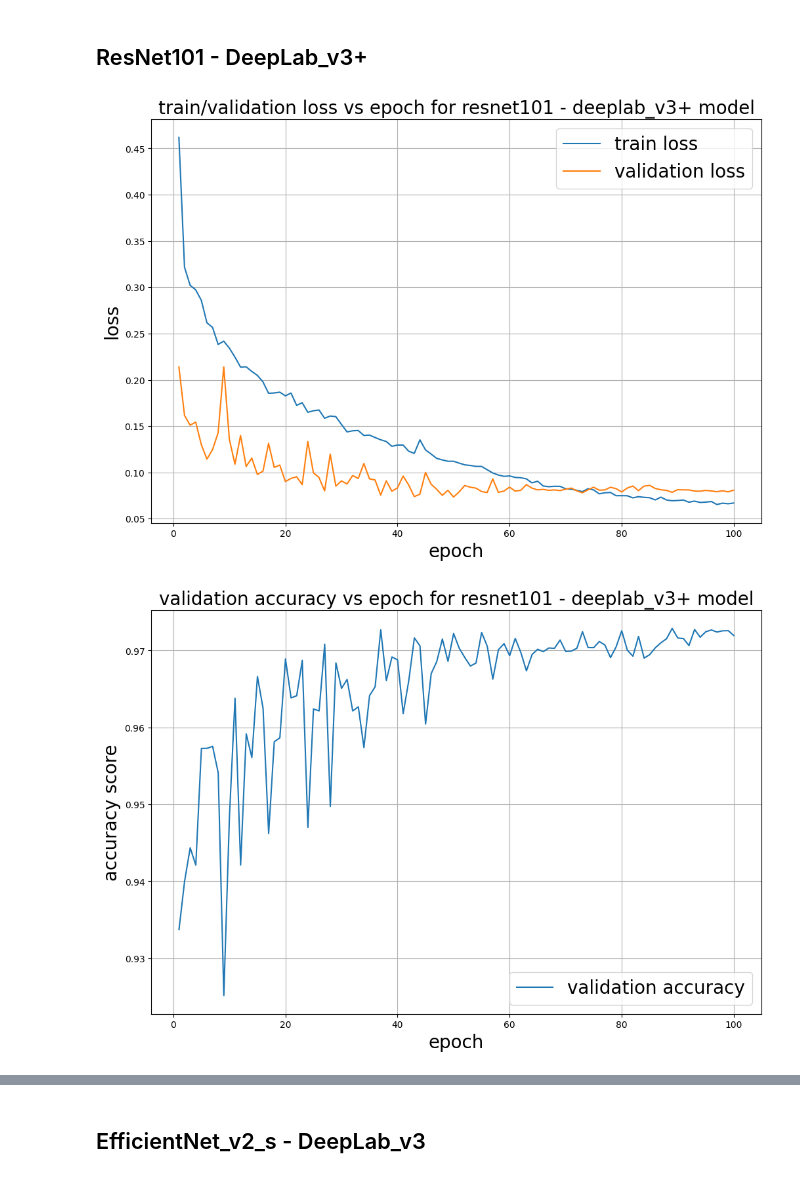
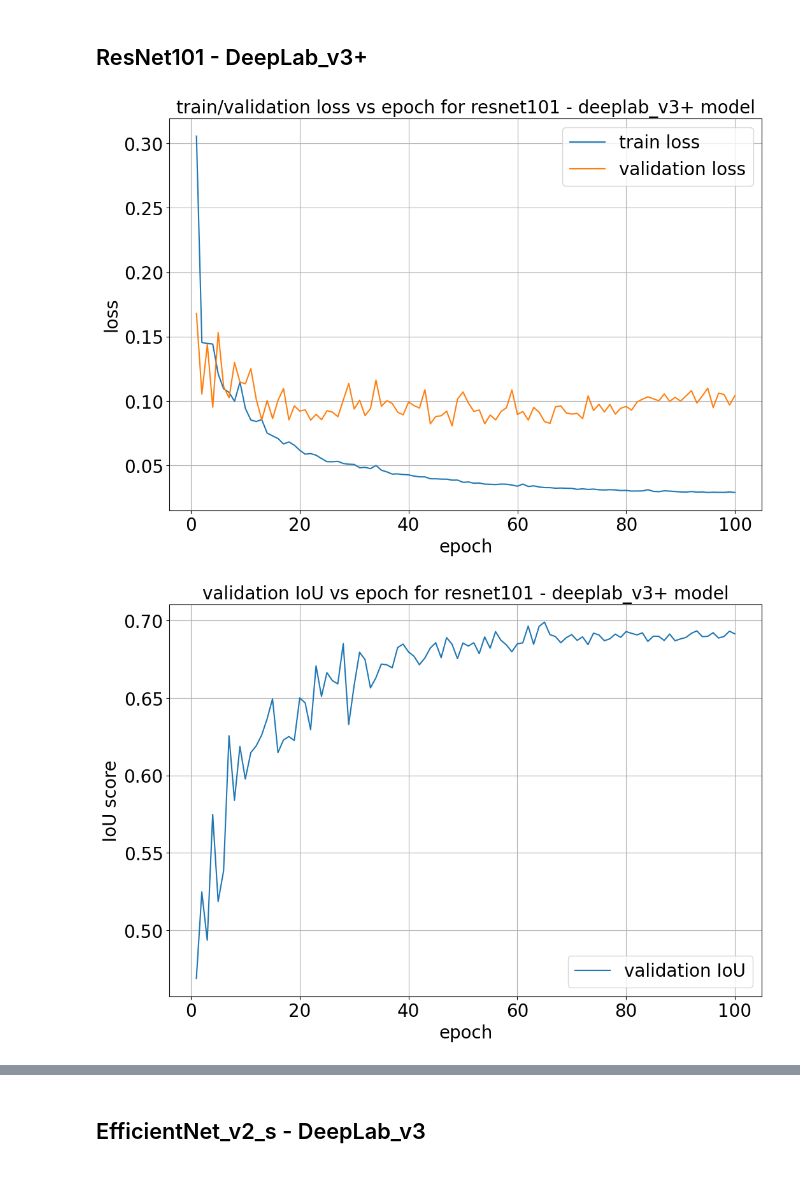
Before and after one commit to AbhishekRS4/HTSM_Oil_Spill_Segmentation, a Jupyter notebook: src/plot_graphs.ipynb, the cells around one changed output, grey strips where cells are left out. Drawn from its saved outputs; the diff is of its cells as text; code cells hidden in the pictures.

Commit message:
updated notebook to plot various graphs

```diff
--- a/src/plot_graphs.ipynb
+++ b/src/plot_graphs.ipynb
@@ -4,9 +4,9 @@ import numpy as np
 import pandas as pd
 import matplotlib.pyplot as plt
 # %%
-dir_results = "../../patch_padding/"
+dir_results = "../../resnet_patch_padding_sgd/"
 # %%
-df_resnet_18 = pd.read_csv(os.path.join(dir_results, "resnet_18_deeplab_v3+/train_metrics.csv"))
-df_resnet_34 = pd.read_csv(os.path.join(dir_results, "resnet_34_deeplab_v3+/train_metrics.csv"))
-df_resnet_50 = pd.read_csv(os.path.join(dir_results, "resnet_50_deeplab_v3+/train_metrics.csv"))
-df_resnet_101 = pd.read_csv(os.path.join(dir_results, "resnet_101_deeplab_v3+/train_metrics.csv"))
+df_resnet_18 = pd.read_csv(os.path.join(dir_results, "fold_1/resnet_18_deeplab_v3+/train_metrics.csv"))
+df_resnet_34 = pd.read_csv(os.path.join(dir_results, "fold_3/resnet_34_deeplab_v3+/train_metrics.csv"))
+df_resnet_50 = pd.read_csv(os.path.join(dir_results, "fold_5/resnet_50_deeplab_v3+/train_metrics.csv"))
+df_resnet_101 = pd.read_csv(os.path.join(dir_results, "fold_4/resnet_101_deeplab_v3+/train_metrics.csv"))
@@ -106,19 +159,23 @@ plt.plot(np.arange(1, df_resnet_101.shape[0]+1), df_resnet_101.valid_loss, label
 plt.title("train/validation loss vs epoch for resnet101 - deeplab_v3+ model", fontsize=20)
 plt.xlabel("epoch", fontsize=20)
 plt.ylabel("loss", fontsize=20)
+plt.xticks(fontsize=20)
+plt.yticks(fontsize=20)
 plt.legend(fontsize=20)
 plt.grid()
 fig.show()
 # %% [output]
-[figure, old version]
+[figure, new version]
 # %%
 fig = plt.figure(figsize=(12, 8))
-plt.plot(np.arange(1, df_resnet_101.shape[0]+1), df_resnet_101.valid_acc, label="validation accuracy")
-plt.title("validation accuracy vs epoch for resnet101 - deeplab_v3+ model", fontsize=20)
+plt.plot(np.arange(1, df_resnet_101.shape[0]+1), df_resnet_101.valid_IOU, label="validation IoU")
+plt.title("validation IoU vs epoch for resnet101 - deeplab_v3+ model", fontsize=20)
 plt.xlabel("epoch", fontsize=20)
-plt.ylabel("accuracy score", fontsize=20)
+plt.ylabel("IoU score", fontsize=20)
+plt.xticks(fontsize=20)
+plt.yticks(fontsize=20)
 plt.legend(fontsize=20)
 plt.grid()
 fig.show()
 # %% [output]
-[figure, old version]
+[figure, new version]
```
Also changed, not shown: parts of 19 cells of this notebook.
